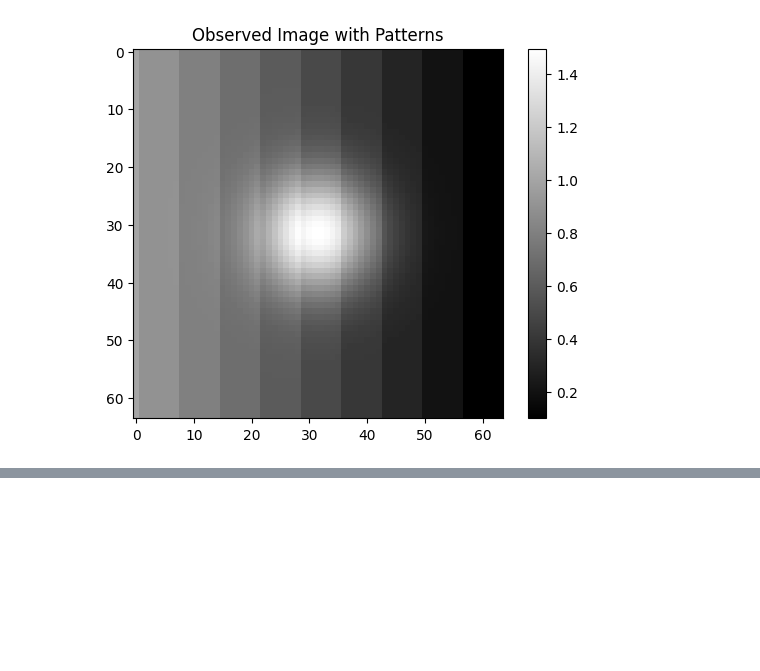
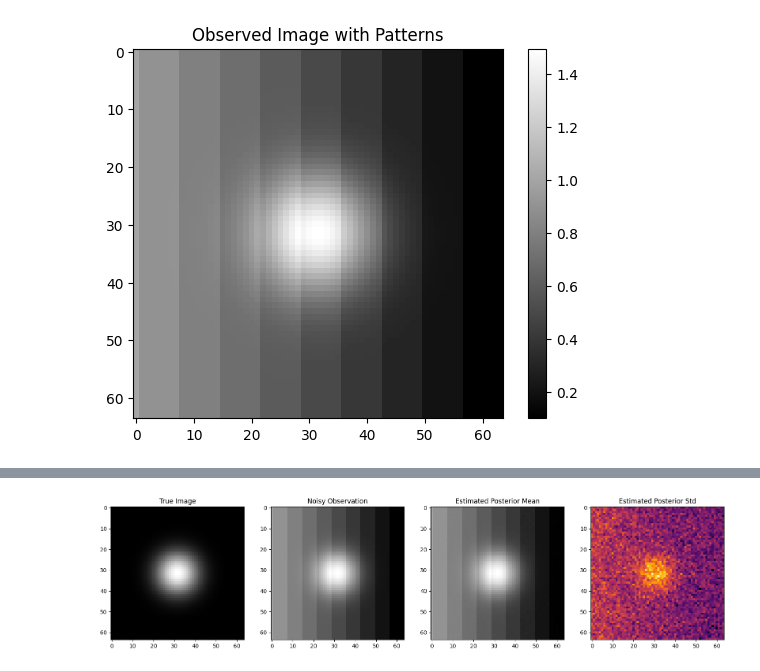
Before and after one commit to eugenia0804/InverseProblems, a Jupyter notebook: uncertainty/vi.ipynb, the cells around one changed output, grey strips where cells are left out. Cells and saved outputs as stored; diff of their text form; code cells hidden in the pictures; blank space fills up the shorter version.

```diff
--- a/uncertainty/vi.ipynb
+++ b/uncertainty/vi.ipynb
@@ -131,0 +50,12 @@ plt.show()
+# %%
+# Variational Inference Model
+class VariationalInference(nn.Module):
+    def __init__(self, image_size):
+        super().__init__()
+        self.image_size = image_size
+        self.mu = nn.Parameter(torch.zeros(image_size))
+        self.log_var = nn.Parameter(torch.zeros(image_size))
+
+    def forward(self):
+        q_distribution = dist.Normal(self.mu, torch.exp(0.5 * self.log_var))
+        return q_distribution
@@ -131,0 +91,23 @@ plt.show()
+# %%
+# After training:
+trained_vi_model = train_vi(obs_image, num_epochs=100000, lr=0.0001)
+
+# Extract mean and std
+posterior_mean = trained_vi_model.mu.data.cpu().numpy()  # Convert to NumPy array (if needed)
+posterior_variance = torch.exp(trained_vi_model.log_var.data).cpu().numpy()
+
+# print("Posterior Mean:", posterior_mean)
+# print("Posterior Std:", posterior_std)
+
+# Visualization
+fig, axes = plt.subplots(1, 4, figsize=(20, 5))
+axes[0].imshow(true_image, cmap='gray')
+axes[0].set_title("True Image")
+axes[1].imshow(obs_image, cmap='gray')
+axes[1].set_title("Noisy Observation")
+axes[2].imshow(posterior_mean, cmap='gray')
+axes[2].set_title("Estimated Posterior Mean")
+axes[3].imshow(posterior_variance, cmap='inferno')
+axes[3].set_title("Estimated Posterior Std")
+plt.show()
+# %% [output]
@@ -131,0 +134 @@ plt.show()
+[figure, added]
```
Also changed, not shown: parts of 7 cells of this notebook, 2 other files.
